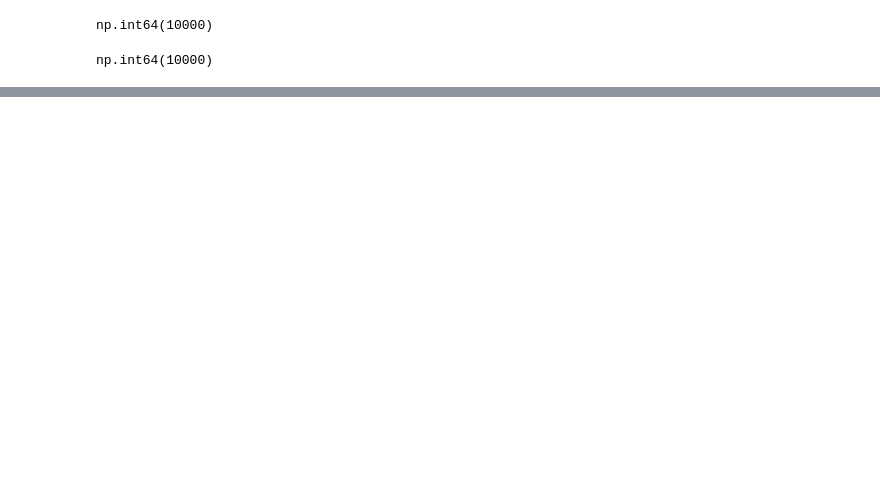
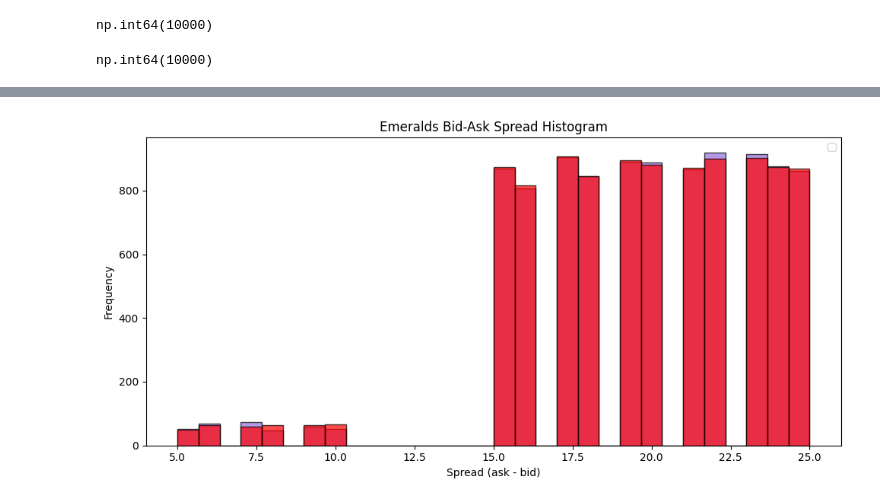
Before and after one commit to AlexnBray/imc_prosperity_tutorial, a Jupyter notebook: explore.ipynb, the cells around one changed output, grey strips where cells are left out. Drawn from its saved outputs; the diff is of its cells as text; code cells hidden in the pictures; blank space fills up the shorter version.

```diff
--- a/explore.ipynb
+++ b/explore.ipynb
@@ -91,0 +120,14 @@ np.int64(10000)
+# %%
+plt.figure(figsize=(10, 5))
+plt.hist(df_t['ask_volume_2'].values, bins=30, color='mediumpurple', edgecolor='black', alpha=0.7)
+plt.hist(df_t['bid_volume_2'].values, bins=30, color='red', edgecolor='black', alpha=0.7)
+
+
+plt.title('Emeralds Bid-Ask Spread Histogram')
+plt.xlabel('Spread (ask - bid)')
+plt.ylabel('Frequency')
+plt.legend()
+plt.tight_layout()
+plt.show()
+# %% [output]
+[figure, added]
```
Also changed, not shown: parts of 7 cells of this notebook, 3 other files.
